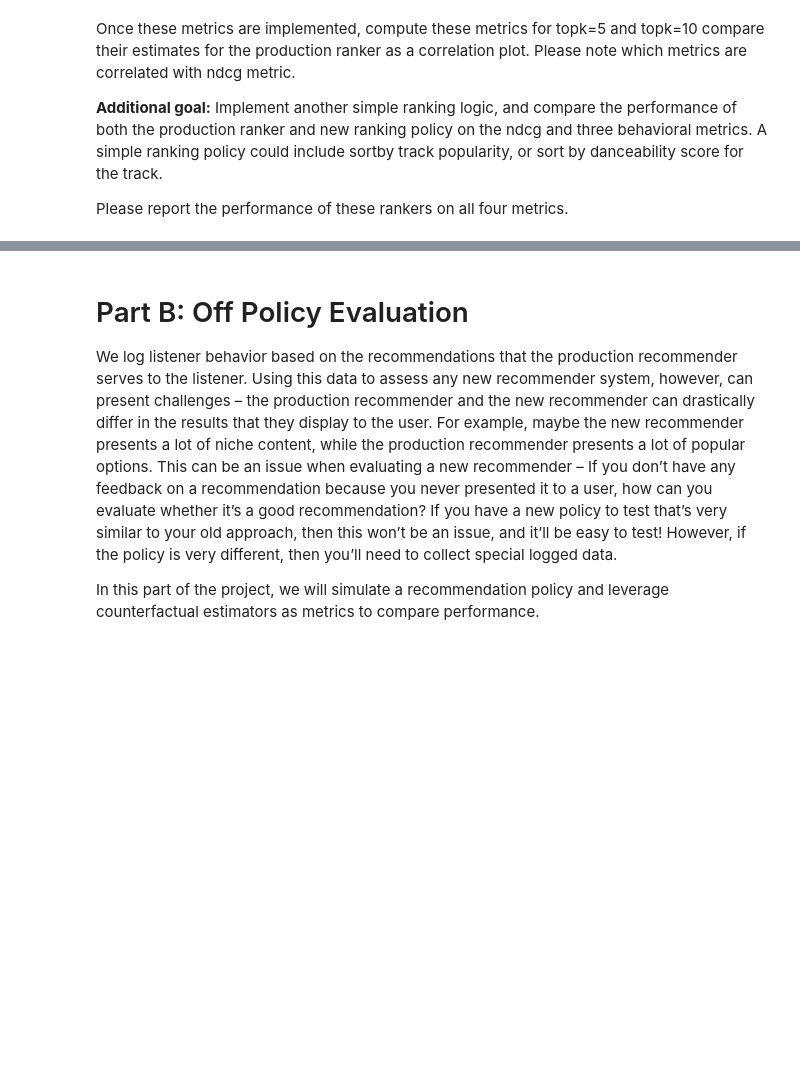
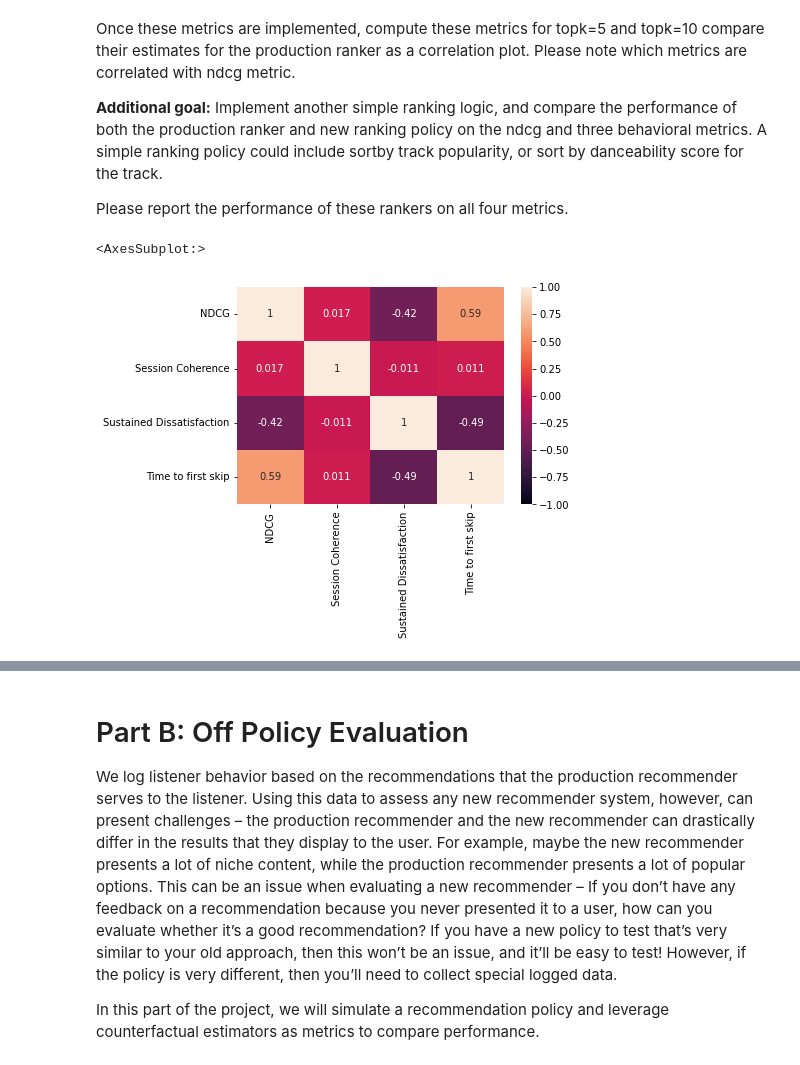
Before and after one commit to biarne-a/co-rise-recommendation, a Jupyter notebook: week4_evaluation.ipynb, the cells around one changed output, grey strips where cells are left out. Drawn from its saved outputs; the diff is of its cells as text; code cells hidden in the pictures; blank space fills up the shorter version.

```diff
--- a/week4_evaluation.ipynb
+++ b/week4_evaluation.ipynb
@@ -121,0 +157,3 @@ Implement a few behavioral metrics and compare their correlations. We will imple
+# %%
+sustained_dissatisfaction_at_10 = get_sustained_dissatisfaction(log, 10)
+print('Average Sustained Dissatisfaction @ 10: ', sustained_dissatisfaction_at_10.mean())
@@ -122,2 +162,13 @@ Implement a few behavioral metrics and compare their correlations. We will imple
 # %%
 # implement session metric 3: session coherence: average similarity between the top recommended tracks
+from sklearn.metrics.pairwise import cosine_similarity
+
+def get_session_coherence(logs_df, tracks_df, topk):
+    acoustic_vec_cols = [f'acoustic_vector_{i}' for i in range(8)]
+    top_logs = logs_df.groupby('session_id').apply(lambda x: x.nsmallest(topk, ['session_position'])).reset_index(drop=True)
+    logs_with_acoustic = tracks_df.merge(top_logs, left_on='track_id', right_on='track_id_clean')
+
+    def session_coherence(session_df):
+        return np.mean(cosine_similarity(session_df[acoustic_vec_cols].values))
+
+    return logs_with_acoustic.groupby('session_id').apply(session_coherence)
@@ -123,0 +180,3 @@ Implement a few behavioral metrics and compare their correlations. We will imple
+# %%
+session_coherence_at_10 = get_session_coherence(log, tracks, 10)
+print("Average session coherence @ 10: ", session_coherence_at_10.mean())
@@ -129,3 +190,11 @@ Implement another simple ranking logic, and compare the performance of both the
 A simple ranking policy could include sortby track popularity, or sort by danceability score for the track.
 
 Please report the performance of these rankers on all four metrics.
+# %%
+metrics_at_10 = {
+    'NDCG': ndcg_metrics_at_10,
+    'Time to first skip': time_to_first_skip_at_10,
+    'Sustained Dissatisfaction': sustained_dissatisfaction_at_10,
+    'Session Coherence': session_coherence_at_10
+}
+metrics_at_10_df = pd.DataFrame.from_records(metrics_at_10)
@@ -131,0 +203,5 @@ Please report the performance of these rankers on all four metrics.
+# %%
+sns.heatmap(metrics_at_10_df.corr(), vmin=-1, vmax=1, annot=True)
+# %% [output]
+<AxesSubplot:>
+[figure, added]
```
Also changed, not shown: parts of 32 cells of this notebook.
